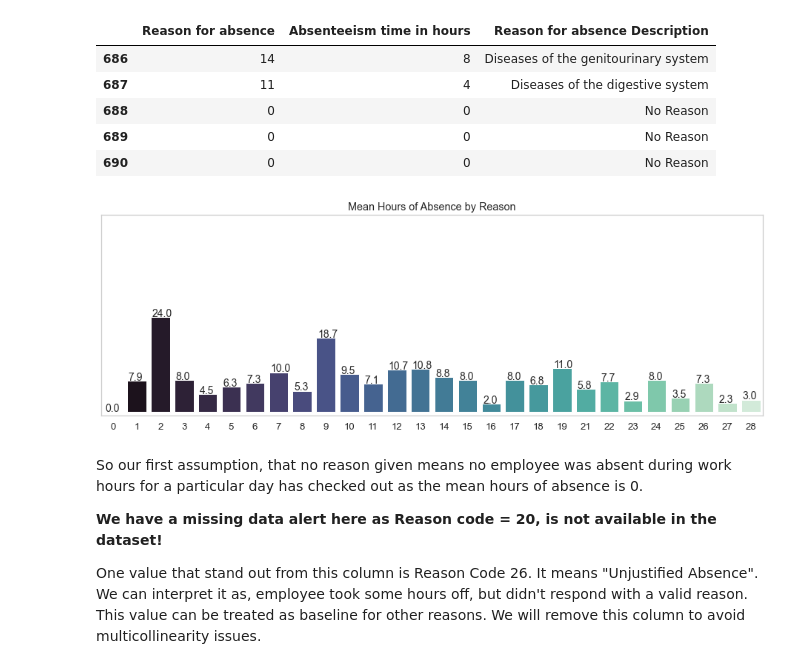
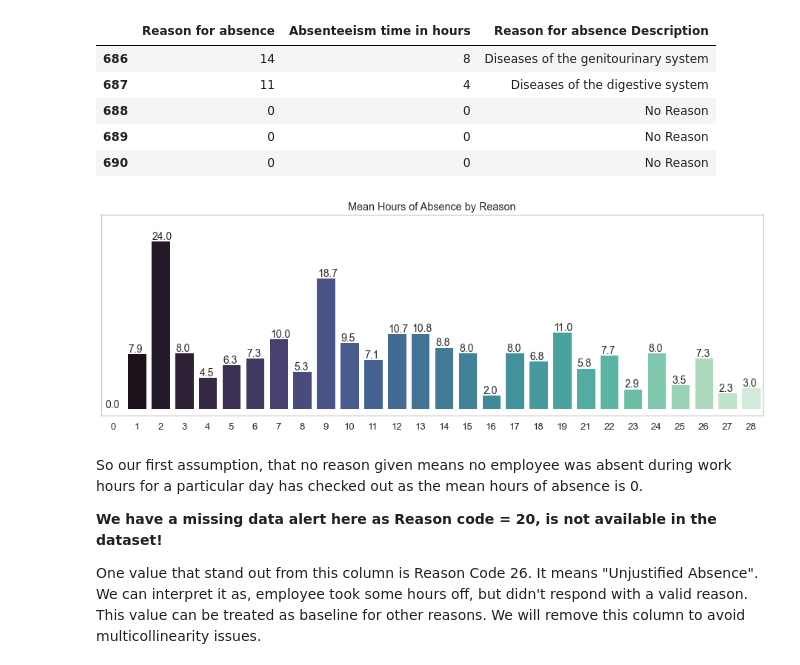
Before and after one commit to simplyrucha/Predict_Absenteeism, a Jupyter notebook: Absenteeism_data.ipynb, the cells around one changed output. Saved outputs shown, nothing was run; the diff lists cells and outputs as text; code cells hidden in the pictures.

```diff
--- a/Absenteeism_data.ipynb
+++ b/Absenteeism_data.ipynb
@@ -440,26 +439,26 @@ reason_absence_df.tail()
 # %%
 # calculate mean no. of hours of absence per reason code
 temp_df = reason_absence_df.groupby("Reason for absence", as_index = False)["Absenteeism time in hours"].mean()
 
 # plot for each reason vs. mean no. of absence hours
 fig, ax = plt.subplots(figsize = (16, 5))
 sns.barplot(x = temp_df["Reason for absence"], y = temp_df["Absenteeism time in hours"], palette = "mako")
 
 # adding annotations
 for p in ax.patches:
     ax.annotate(s = "{:.1f}".format(p.get_height()), xy = (p.get_x() + 0.05 , p.get_height() + 0.2),
                 fontsize = 14)
 
 ax.set_ylabel("")
 ax.set_yticks([])
-ax.set_ylim(-1, 50)
+ax.set_ylim(-1, ax.get_ylim()[1] * 1.1)
 
 ax.set_xlabel("")
 ax.set_title("Mean Hours of Absence by Reason")
 
 plt.show()
 # %% [output]
-[figure, old version]
+[figure, new version]
 # %% [markdown]
 So our first assumption, that no reason given means no employee was absent during work hours for a particular day has checked out as the mean hours of absence is 0.
 
```
Also changed, not shown: parts of 11 cells of this notebook.
